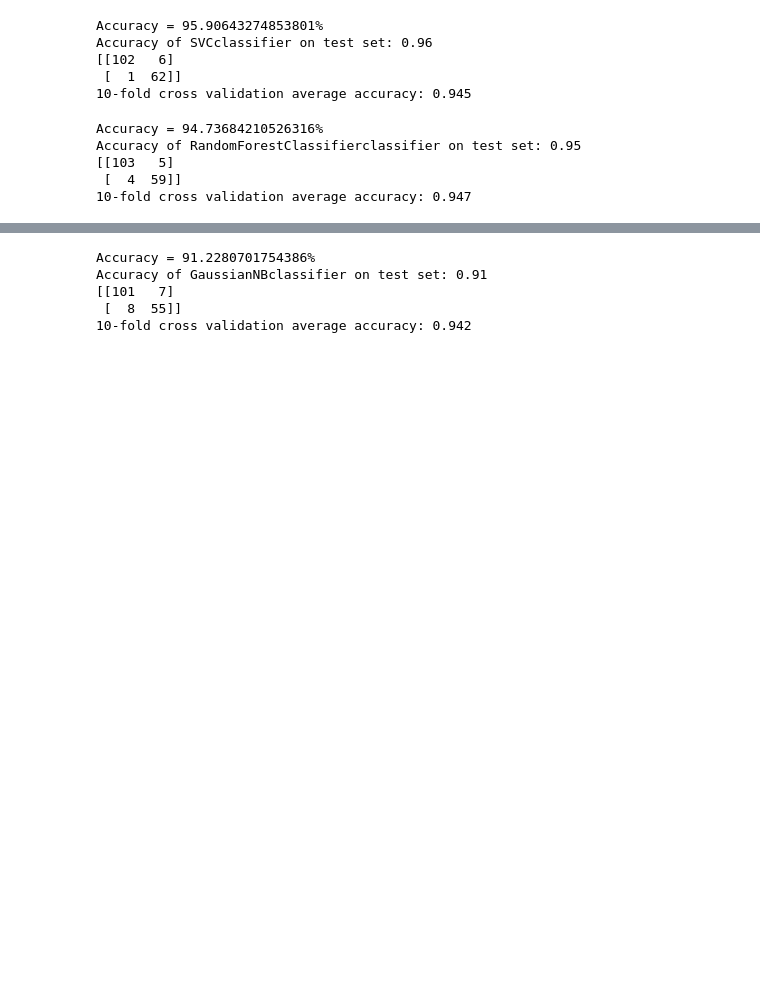
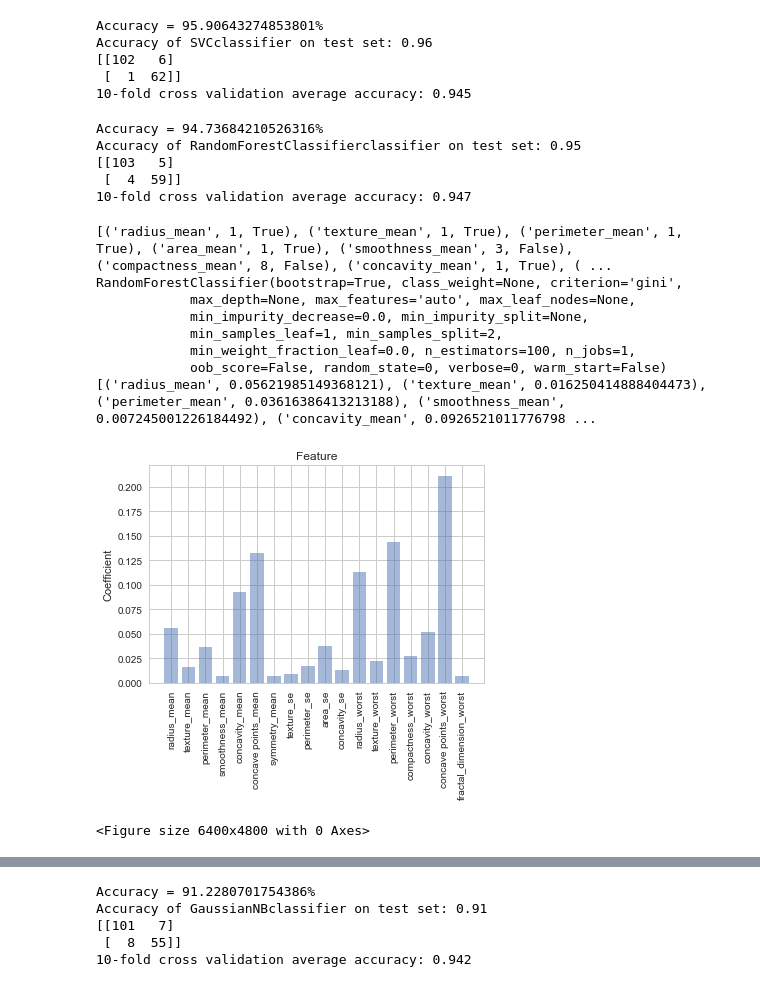
Before and after one commit to bekkblando/wisconsin_data, a Jupyter notebook: Testing.ipynb, the cells around one changed output, grey strips where cells are left out. Saved outputs shown, nothing was run; the diff lists cells and outputs as text; code cells hidden in the pictures; blank space fills up the shorter version.

```diff
--- a/Testing.ipynb
+++ b/Testing.ipynb
@@ -178,22 +202,34 @@ Accuracy of SVCclassifier on test set: 0.96
 # %%
 # Random Forest Time
 from sklearn.ensemble import RandomForestClassifier
 rforest = RandomForestClassifier(n_estimators=100, max_depth=None, min_samples_split=2, random_state=0)
 rforest.fit(X_train, y_train)
 print_accuracy(rforest.predict)
 
 gen_confusion(rforest, X_test)
 gen_kfold(RandomForestClassifier(n_estimators=100, max_depth=None, min_samples_split=2, random_state=0), X_train, y_train)
 
 # TODO Generate these graphs
 # shap_values = shap.KernelExplainer(rforest.predict_proba, X_train).shap_values(X_test)
 # shap.force_plot(shap_values[0], X_test)
+gen_rfe(RandomForestClassifier(n_estimators=100, max_depth=None, min_samples_split=2, random_state=0))
+plot_coef_feature(rforest.feature_importances_)
 # %% [output]
 Accuracy = 94.73684210526316%
 Accuracy of RandomForestClassifierclassifier on test set: 0.95
 [[103   5]
  [  4  59]]
 10-fold cross validation average accuracy: 0.947
+[('radius_mean', 1, True), ('texture_mean', 1, True), ('perimeter_mean', 1, True), ('area_mean', 1, True), ('smoothness_mean', 3, False), ('compactness_mean', 8, False), ('concavity_mean', 1, True), ( ...
+RandomForestClassifier(bootstrap=True, class_weight=None, criterion='gini',
+            max_depth=None, max_features='auto', max_leaf_nodes=None,
+            min_impurity_decrease=0.0, min_impurity_split=None,
+            min_samples_leaf=1, min_samples_split=2,
+            min_weight_fraction_leaf=0.0, n_estimators=100, n_jobs=1,
+            oob_score=False, random_state=0, verbose=0, warm_start=False)
+[('radius_mean', 0.05621985149368121), ('texture_mean', 0.016250414888404473), ('perimeter_mean', 0.03616386413213188), ('smoothness_mean', 0.007245001226184492), ('concavity_mean', 0.0926521011776798 ...
+[figure, added]
+<Figure size 6400x4800 with 0 Axes>
 # %%
 # Decision Tree Time
 dtree = tree.DecisionTreeClassifier(min_samples_split=2)
```
Also changed, not shown: parts of 13 cells of this notebook.
